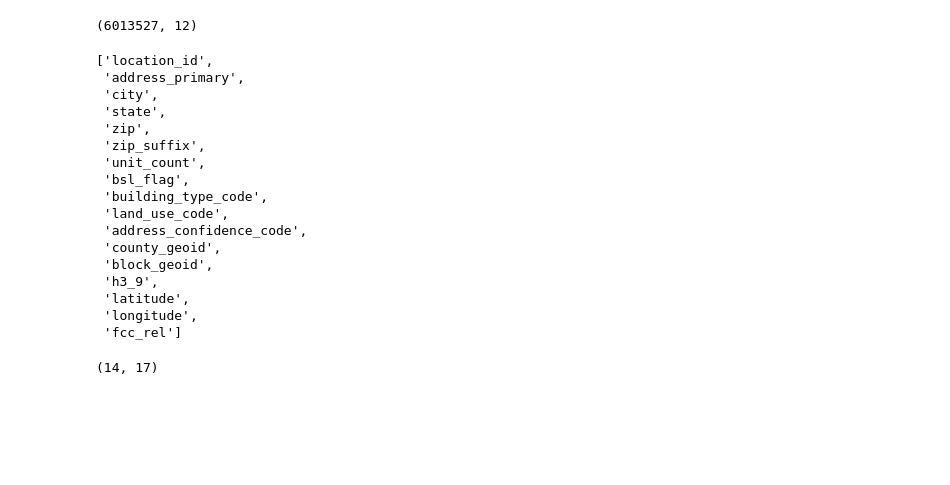
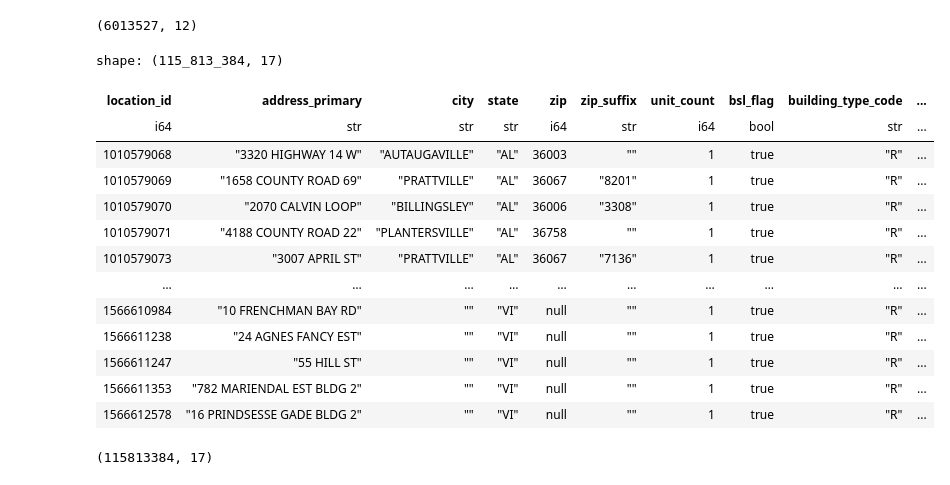
Before and after one commit to mwhittington91/Rob_R_Python, a Jupyter notebook: notebook.ipynb, the cells around one changed output. Saved outputs shown, nothing was run; the diff lists cells and outputs as text; code cells hidden in the pictures; blank space fills up the shorter version.

```diff
--- a/notebook.ipynb
+++ b/notebook.ipynb
@@ -45,27 +45,25 @@ stata_df.shape
 # %% [output]
 (6013527, 12)
 # %%
-csv_df = load_data('data/FCC_Active_NoBSL_12312024_rel_6_test.csv')
-csv_df.columns
+csv_df = load_data('CQAFabric File/FCC_Active_BSL_12312024_rel_6.csv')
-# %% [output]
-['location_id',
- 'address_primary',
- 'city',
- 'state',
- 'zip',
- 'zip_suffix',
- 'unit_count',
- 'bsl_flag',
- 'building_type_code',
- 'land_use_code',
- 'address_confidence_code',
- 'county_geoid',
- 'block_geoid',
- 'h3_9',
- 'latitude',
- 'longitude',
- 'fcc_rel']
+# %%
+csv_df
+# %% [output]
+shape: (115_813_384, 17)
+| location_id | address_primary | city | state | zip | zip_suffix | unit_count | bsl_flag | building_type_code | ... |
+| i64 | str | str | str | i64 | str | i64 | bool | str | ... |
+| 1010579068 | "3320 HIGHWAY 14 W" | "AUTAUGAVILLE" | "AL" | 36003 | "" | 1 | true | "R" | ... |
+| 1010579069 | "1658 COUNTY ROAD 69" | "PRATTVILLE" | "AL" | 36067 | "8201" | 1 | true | "R" | ... |
+| 1010579070 | "2070 CALVIN LOOP" | "BILLINGSLEY" | "AL" | 36006 | "3308" | 1 | true | "R" | ... |
+| 1010579071 | "4188 COUNTY ROAD 22" | "PLANTERSVILLE" | "AL" | 36758 | "" | 1 | true | "R" | ... |
+| 1010579073 | "3007 APRIL ST" | "PRATTVILLE" | "AL" | 36067 | "7136" | 1 | true | "R" | ... |
+| … | … | … | … | … | … | … | … | … | ... |
+| 1566610984 | "10 FRENCHMAN BAY RD" | "" | "VI" | null | "" | 1 | true | "R" | ... |
+| 1566611238 | "24 AGNES FANCY EST" | "" | "VI" | null | "" | 1 | true | "R" | ... |
+| 1566611247 | "55 HILL ST" | "" | "VI" | null | "" | 1 | true | "R" | ... |
+| 1566611353 | "782 MARIENDAL EST BLDG 2" | "" | "VI" | null | "" | 1 | true | "R" | ... |
+| 1566612578 | "16 PRINDSESSE GADE BLDG 2" | "" | "VI" | null | "" | 1 | true | "R" | ... |
 # %%
 csv_df.shape
 # %% [output]
-(14, 17)
+(115813384, 17)
```
Also changed, not shown: parts of 6 cells of this notebook, 1 other file.
